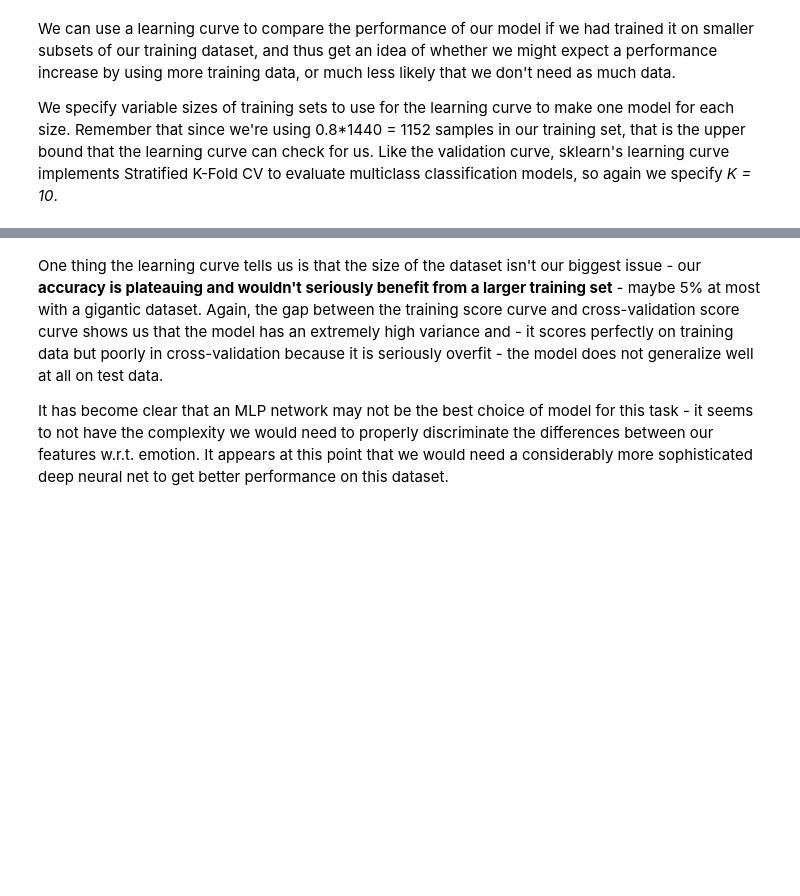
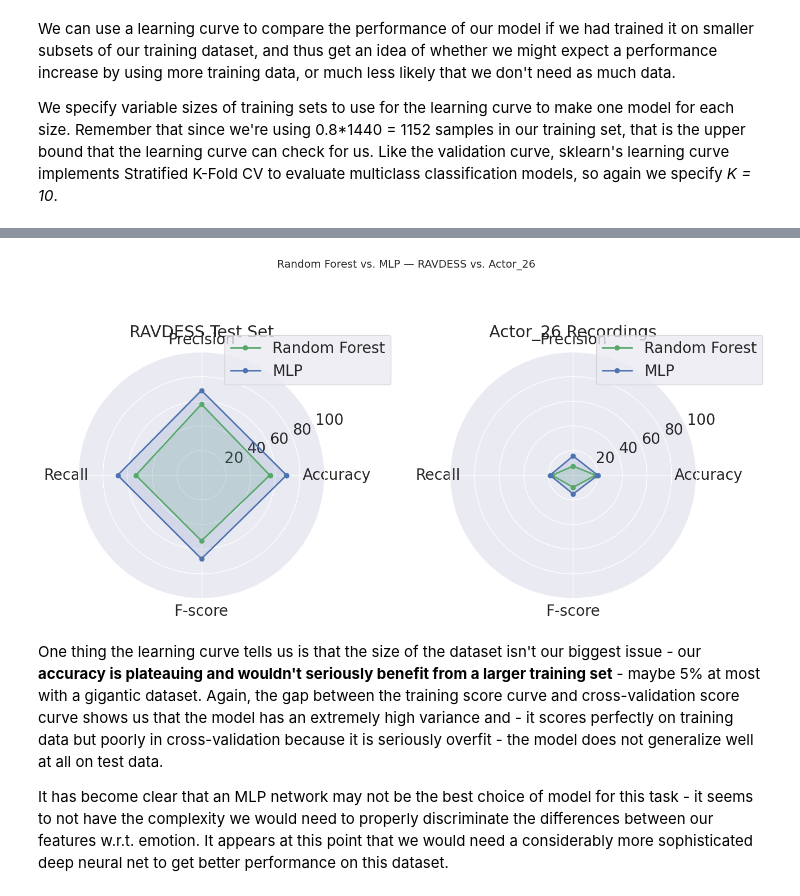
Before and after one commit to las21-sfu/LaraineSimWeek4-NeuralNetworks, a Jupyter notebook: Week4__Neural_Networks.ipynb, the cells around one changed output, grey strips where cells are left out. Saved outputs shown, nothing was run; the diff lists cells and outputs as text; code cells hidden in the pictures; blank space fills up the shorter version.

```diff
--- a/Week4__Neural_Networks.ipynb
+++ b/Week4__Neural_Networks.ipynb
@@ -1039,3 +1022,65 @@ plt.show()
+# %%
+import numpy as np
+from sklearn.ensemble import RandomForestClassifier
+
+# Fit Random Forest on the same scaled training data used for the MLP
+rf_model = RandomForestClassifier(random_state=42)
+rf_model.fit(X_train, y_train)
+
+# Predictions for both datasets
+rf_pred_ravdess = rf_model.predict(X_test)
+rf_pred_actor26 = rf_model.predict(my_features_scaled)
+
+# Random Forest metrics
+rf_ravdess_scores = [
+    100*accuracy_score(y_test, rf_pred_ravdess),
+    100*precision_score(y_test, rf_pred_ravdess, average="macro", zero_division=0),
+    100*recall_score(y_test, rf_pred_ravdess, average="macro", zero_division=0),
+    100*f1_score(y_test, rf_pred_ravdess, average="macro", zero_division=0),
+]
+rf_actor26_scores = [
+    100*accuracy_score(actor26_emotion_groundtruth, rf_pred_actor26, ),
+    100*precision_score(actor26_emotion_groundtruth, rf_pred_actor26, average="macro", labels=emotion_list, zero_division=0),
+    100*recall_score(actor26_emotion_groundtruth, rf_pred_actor26, average="macro", labels=emotion_list, zero_division=0),
+    100*f1_score(actor26_emotion_groundtruth, rf_pred_actor26, average="macro", labels=emotion_list, zero_division=0),
+]
+
+# MLP metrics (already computed earlier)
+mlp_ravdess_scores = [ravdess_acc, ravdess_prec, ravdess_rec, ravdess_f1]
+mlp_actor26_scores = [actor26_acc, actor26_prec, actor26_rec, actor26_f1]
+
+metric_labels = ['Accuracy', 'Precision', 'Recall', 'F-score']
+angles = np.linspace(0, 2*np.pi, len(metric_labels), endpoint=False).tolist()
+angles += angles[:1]  # close the loop
+
+fig, axes = plt.subplots(1, 2, figsize=(14, 7), subplot_kw=dict(polar=True))
+
+for ax, rf_scores, mlp_scores, title in zip(
+    axes,
+    [rf_ravdess_scores, rf_actor26_scores],
+    [mlp_ravdess_scores, mlp_actor26_scores],
+    ['RAVDESS Test Set', 'Actor_26 Recordings']
+):
+    rf_vals = rf_scores + rf_scores[:1]
+    mlp_vals = mlp_scores + mlp_scores[:1]
+
+    ax.plot(angles, rf_vals, 'o-', linewidth=2, label='Random Forest', color='#55A868')
+    ax.fill(angles, rf_vals, alpha=0.15, color='#55A868')
+
+    ax.plot(angles, mlp_vals, 'o-', linewidth=2, label='MLP', color='#4C72B0')
+    ax.fill(angles, mlp_vals, alpha=0.15, color='#4C72B0')
+
+    ax.set_xticks(angles[:-1])
+    ax.set_xticklabels(metric_labels)
+    ax.set_ylim(0, 100)
+    ax.set_title(title, pad=20)
+    ax.legend(loc='upper right', bbox_to_anchor=(1.3, 1.1))
+
+fig.suptitle('Random Forest vs. MLP — RAVDESS vs. Actor_26', fontsize=14, y=1.02)
+plt.tight_layout()
+plt.show()
+# %% [output]
+[figure, added]
 # %% [markdown]
 One thing the learning curve tells us is that the size of the dataset isn't our biggest issue - our **accuracy is plateauing and wouldn't seriously benefit from a larger training set** - maybe 5% at most with a gigantic dataset. Again, the gap between the training score curve and cross-validation score curve shows us that the model has an extremely high variance and - it scores perfectly on training data but poorly in cross-validation because it is seriously overfit - the model does not generalize well at all on test data.
 
```
Also changed, not shown: parts of 10 cells of this notebook.
